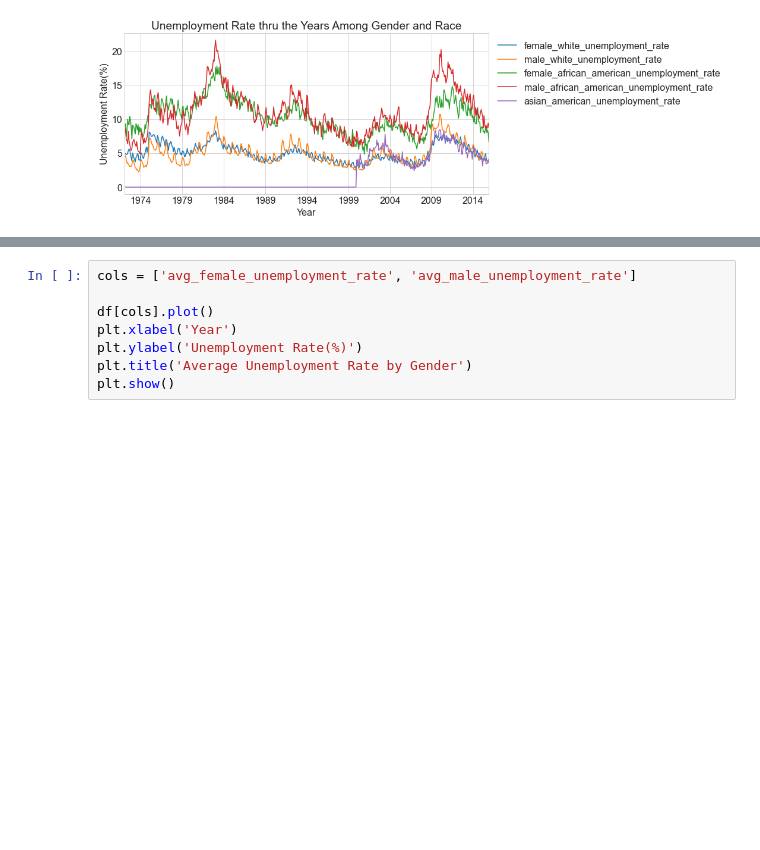
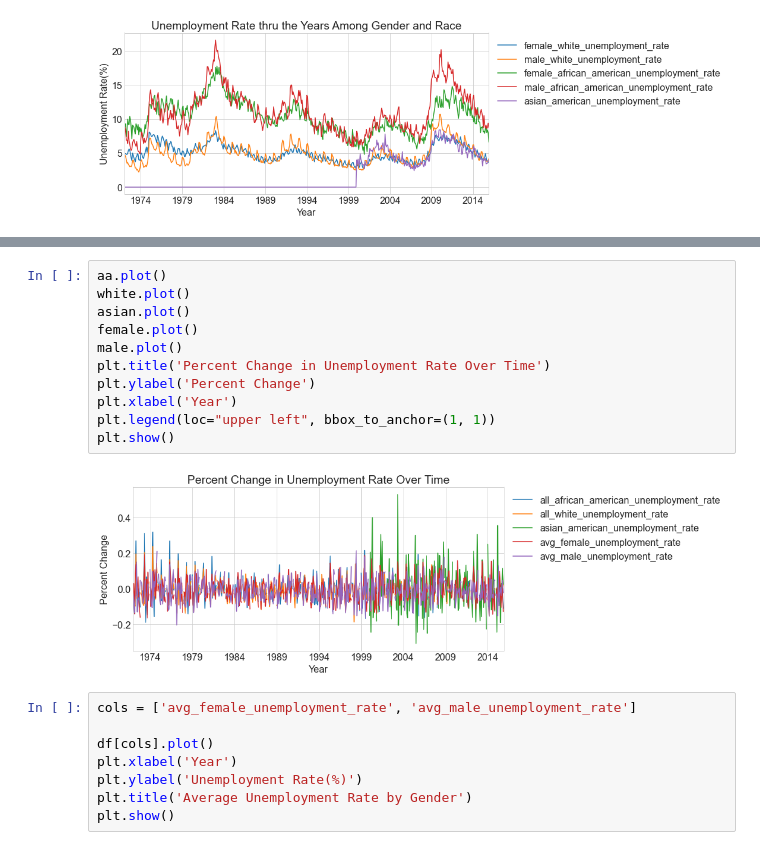
Before and after one commit to BraedenWright/individual-project, a Jupyter notebook: Final_Labor_Report.ipynb, the cells around one changed output, grey strips where cells are left out. Drawn from its saved outputs; the diff is of its cells as text; blank space fills up the shorter version.

```diff
--- a/Final_Labor_Report.ipynb
+++ b/Final_Labor_Report.ipynb
@@ -229,3 +285,16 @@ plt.show()
+# %%
+aa.plot()
+white.plot()
+asian.plot()
+female.plot()
+male.plot()
+plt.title('Percent Change in Unemployment Rate Over Time')
+plt.ylabel('Percent Change')
+plt.xlabel('Year')
+plt.legend(loc="upper left", bbox_to_anchor=(1, 1))
+plt.show()
+# %% [output]
+[figure, added]
 # %%
 cols = ['avg_female_unemployment_rate', 'avg_male_unemployment_rate']
 
```
Also changed, not shown: parts of 10 cells of this notebook, 2 other files.
